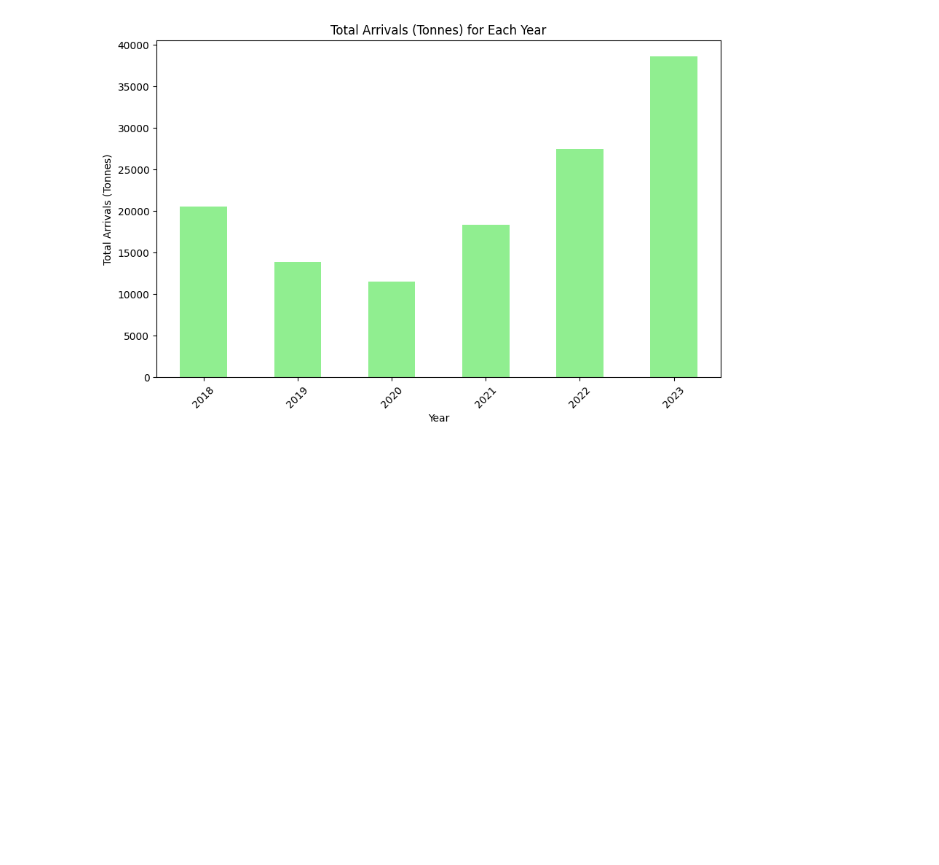
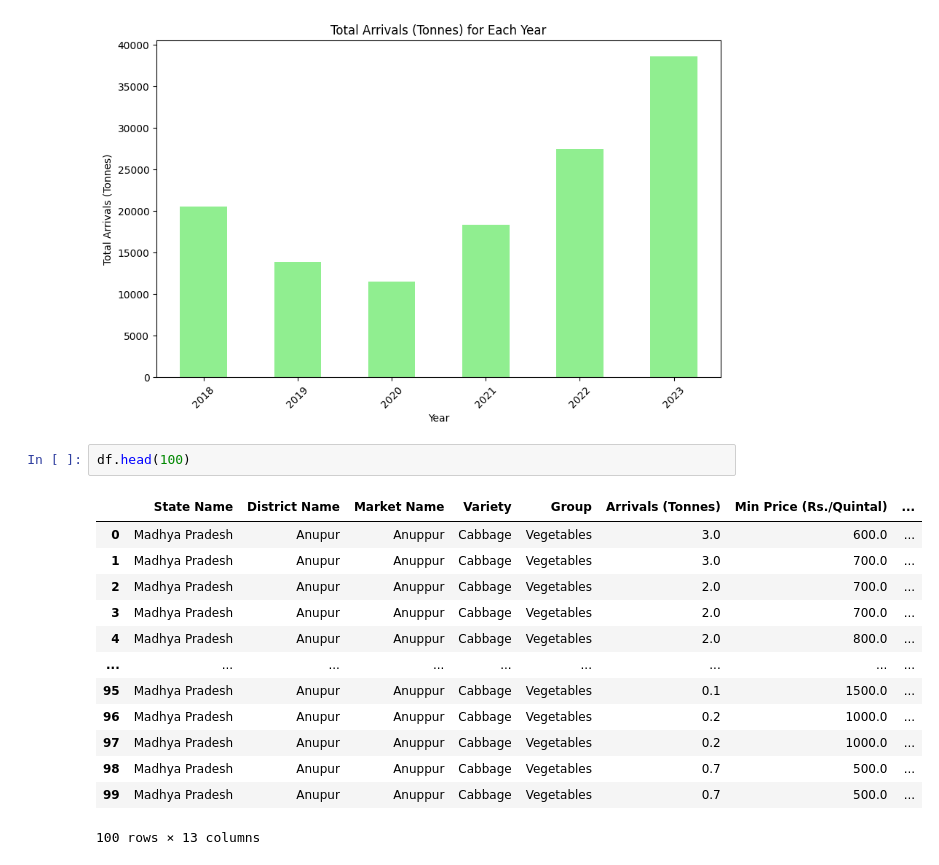
Before and after one commit to Abuthalib/AGRIMARK, a Jupyter notebook: Cabbage_Agmark_MP.ipynb, the cells around one changed output. Cells and saved outputs as stored; diff of their text form; blank space fills up the shorter version.

```diff
--- a/Cabbage_Agmark_MP.ipynb
+++ b/Cabbage_Agmark_MP.ipynb
@@ -929,3 +930,19 @@ plt.xticks(rotation=45)
 plt.show()
 # %% [output]
 [figure]
+# %%
+df.head(100)
+# %% [output]
+|  | State Name | District Name | Market Name | Variety | Group | Arrivals (Tonnes) | Min Price (Rs./Quintal) | ... |
+| 0 | Madhya Pradesh | Anupur | Anuppur | Cabbage | Vegetables | 3.0 | 600.0 | ... |
+| 1 | Madhya Pradesh | Anupur | Anuppur | Cabbage | Vegetables | 3.0 | 700.0 | ... |
+| 2 | Madhya Pradesh | Anupur | Anuppur | Cabbage | Vegetables | 2.0 | 700.0 | ... |
+| 3 | Madhya Pradesh | Anupur | Anuppur | Cabbage | Vegetables | 2.0 | 700.0 | ... |
+| 4 | Madhya Pradesh | Anupur | Anuppur | Cabbage | Vegetables | 2.0 | 800.0 | ... |
+| ... | ... | ... | ... | ... | ... | ... | ... | ... |
+| 95 | Madhya Pradesh | Anupur | Anuppur | Cabbage | Vegetables | 0.1 | 1500.0 | ... |
+| 96 | Madhya Pradesh | Anupur | Anuppur | Cabbage | Vegetables | 0.2 | 1000.0 | ... |
+| 97 | Madhya Pradesh | Anupur | Anuppur | Cabbage | Vegetables | 0.2 | 1000.0 | ... |
+| 98 | Madhya Pradesh | Anupur | Anuppur | Cabbage | Vegetables | 0.7 | 500.0 | ... |
+| 99 | Madhya Pradesh | Anupur | Anuppur | Cabbage | Vegetables | 0.7 | 500.0 | ... |
+100 rows × 13 columns
```
Also changed, not shown: parts of 22 cells of this notebook.
